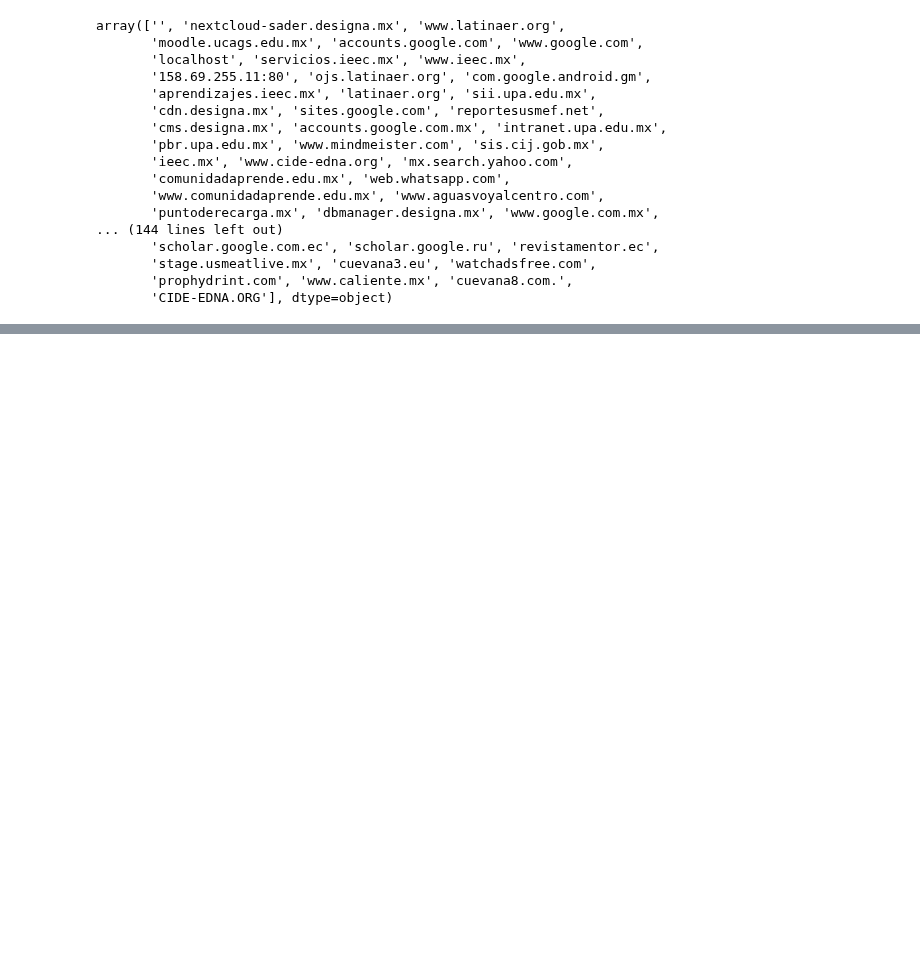
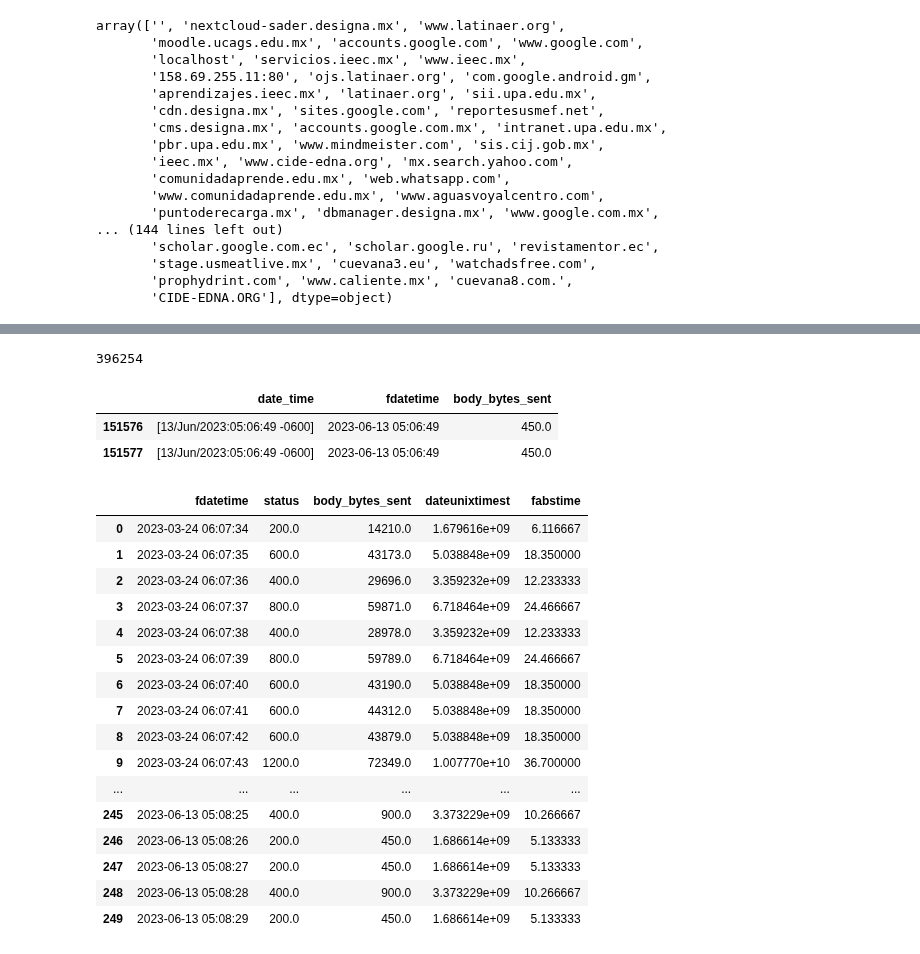
Before and after one commit to mitsiu-carreno/data_science_content, a Jupyter notebook: 3_sem/topolog_data_analysis/homeworks/s11_morse/morse_logs.ipynb, the cells around one changed output, grey strips where cells are left out. Cells and saved outputs as stored; diff of their text form; code cells hidden in the pictures; blank space fills up the shorter version.

```diff
--- a/3_sem/topolog_data_analysis/homeworks/s11_morse/morse_logs.ipynb
+++ b/3_sem/topolog_data_analysis/homeworks/s11_morse/morse_logs.ipynb
@@ -153,0 +194,4 @@ df.query("domain == ''").head(100)
+# %%
+df["fdatetime"].nunique()
+# %% [output]
+396254
@@ -153,0 +202,6 @@ df.query("domain == ''").head(100)
+# %%
+df.query("date_time == '[13/Jun/2023:05:06:49 -0600]'")[["date_time", "fdatetime", "body_bytes_sent"]]
+# %% [output]
+|  | date_time | fdatetime | body_bytes_sent |
+| 151576 | [13/Jun/2023:05:06:49 -0600] | 2023-06-13 05:06:49 | 450.0 |
+| 151577 | [13/Jun/2023:05:06:49 -0600] | 2023-06-13 05:06:49 | 450.0 |
@@ -153,0 +210,20 @@ df.query("domain == ''").head(100)
+# %%
+df_test.head(250)
+# %% [output]
+|  | fdatetime | status | body_bytes_sent | dateunixtimest | fabstime |
+| 0 | 2023-03-24 06:07:34 | 200.0 | 14210.0 | 1.679616e+09 | 6.116667 |
+| 1 | 2023-03-24 06:07:35 | 600.0 | 43173.0 | 5.038848e+09 | 18.350000 |
+| 2 | 2023-03-24 06:07:36 | 400.0 | 29696.0 | 3.359232e+09 | 12.233333 |
+| 3 | 2023-03-24 06:07:37 | 800.0 | 59871.0 | 6.718464e+09 | 24.466667 |
+| 4 | 2023-03-24 06:07:38 | 400.0 | 28978.0 | 3.359232e+09 | 12.233333 |
+| 5 | 2023-03-24 06:07:39 | 800.0 | 59789.0 | 6.718464e+09 | 24.466667 |
+| 6 | 2023-03-24 06:07:40 | 600.0 | 43190.0 | 5.038848e+09 | 18.350000 |
+| 7 | 2023-03-24 06:07:41 | 600.0 | 44312.0 | 5.038848e+09 | 18.350000 |
+| 8 | 2023-03-24 06:07:42 | 600.0 | 43879.0 | 5.038848e+09 | 18.350000 |
+| 9 | 2023-03-24 06:07:43 | 1200.0 | 72349.0 | 1.007770e+10 | 36.700000 |
+| ... | ... | ... | ... | ... | ... |
+| 245 | 2023-06-13 05:08:25 | 400.0 | 900.0 | 3.373229e+09 | 10.266667 |
+| 246 | 2023-06-13 05:08:26 | 200.0 | 450.0 | 1.686614e+09 | 5.133333 |
+| 247 | 2023-06-13 05:08:27 | 200.0 | 450.0 | 1.686614e+09 | 5.133333 |
+| 248 | 2023-06-13 05:08:28 | 400.0 | 900.0 | 3.373229e+09 | 10.266667 |
+| 249 | 2023-06-13 05:08:29 | 200.0 | 450.0 | 1.686614e+09 | 5.133333 |
```
Also changed, not shown: parts of 18 cells of this notebook, 4 other files.
